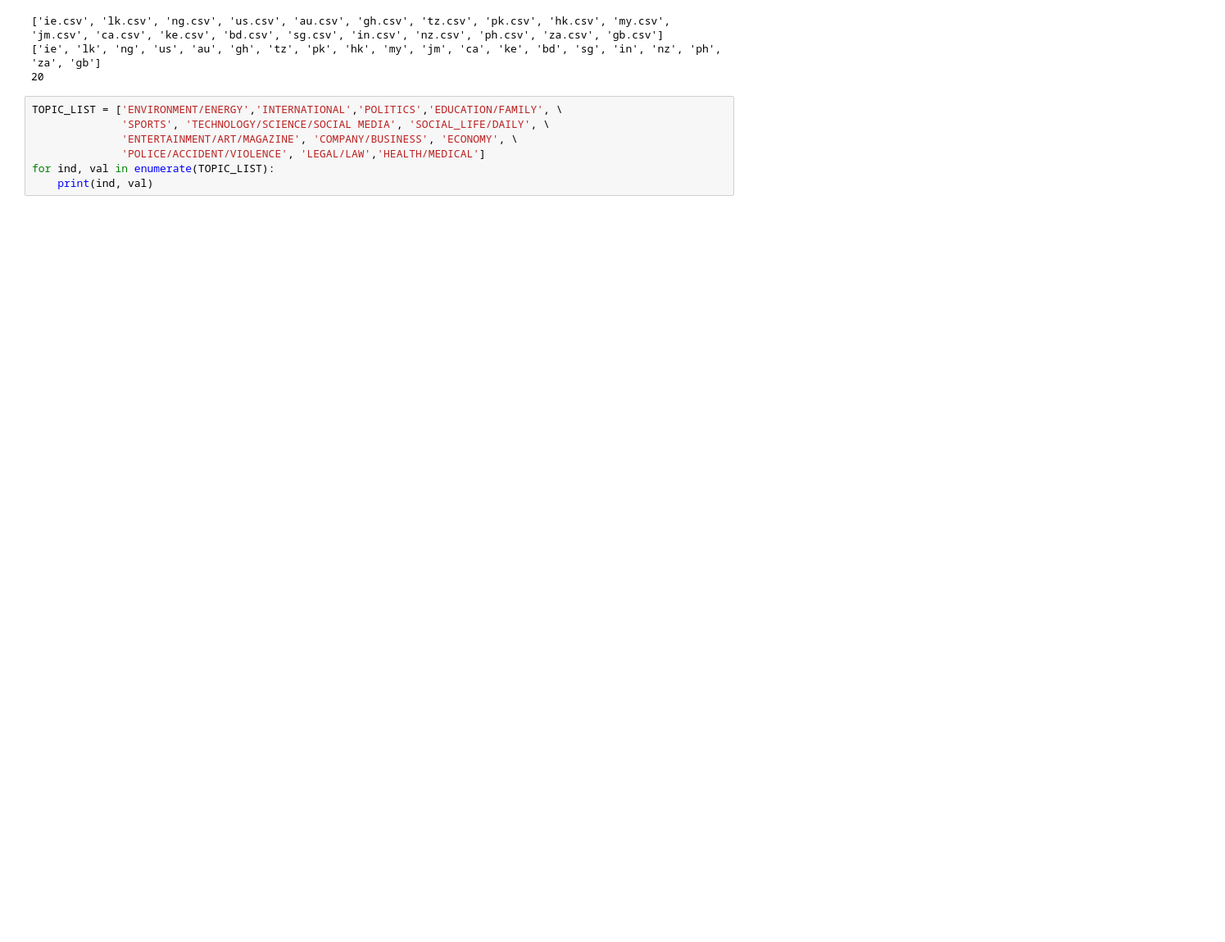
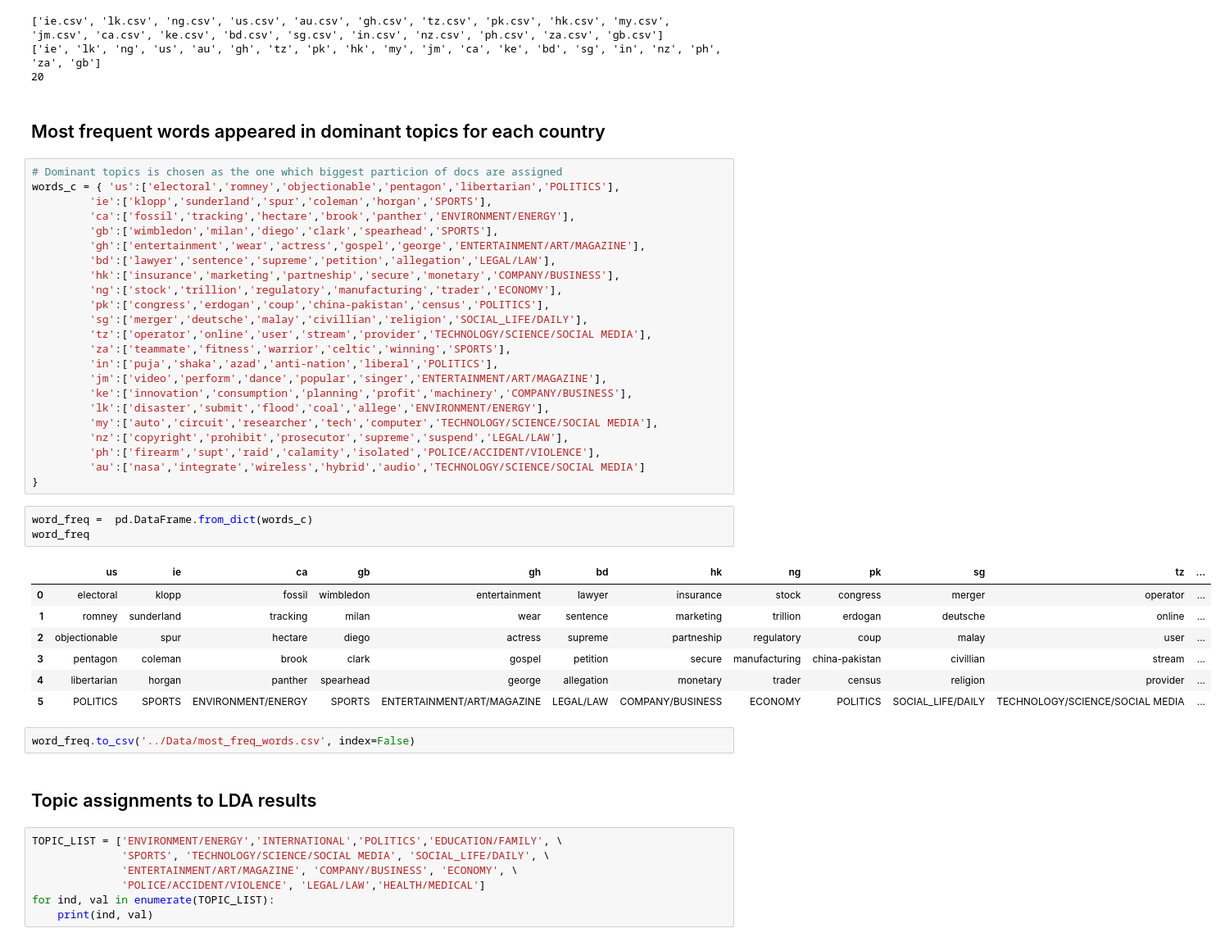
Before and after one commit to camligorkem/ADA_2018_Project, a Jupyter notebook: Notebooks/TopicAssignment.ipynb, the cells around one changed output. Shown at 82% size. Saved outputs shown, nothing was run; the diff lists cells and outputs as text; blank space fills up the shorter version.

Commit message:
freq words calculations

```diff
--- a/Notebooks/TopicAssignment.ipynb
+++ b/Notebooks/TopicAssignment.ipynb
@@ -27,6 +27,46 @@ print(len(COUNTRY_LIST))
 ['ie.csv', 'lk.csv', 'ng.csv', 'us.csv', 'au.csv', 'gh.csv', 'tz.csv', 'pk.csv', 'hk.csv', 'my.csv', 'jm.csv', 'ca.csv', 'ke.csv', 'bd.csv', 'sg.csv', 'in.csv', 'nz.csv', 'ph.csv', 'za.csv', 'gb.csv']
 ['ie', 'lk', 'ng', 'us', 'au', 'gh', 'tz', 'pk', 'hk', 'my', 'jm', 'ca', 'ke', 'bd', 'sg', 'in', 'nz', 'ph', 'za', 'gb']
 20
+# %% [markdown]
+## Most frequent words appeared in dominant topics for each country
+# %%
+# Dominant topics is chosen as the one which biggest particion of docs are assigned
+words_c = { 'us':['electoral','romney','objectionable','pentagon','libertarian','POLITICS'],
+         'ie':['klopp','sunderland','spur','coleman','horgan','SPORTS'],
+         'ca':['fossil','tracking','hectare','brook','panther','ENVIRONMENT/ENERGY'],
+         'gb':['wimbledon','milan','diego','clark','spearhead','SPORTS'],
+         'gh':['entertainment','wear','actress','gospel','george','ENTERTAINMENT/ART/MAGAZINE'],
+         'bd':['lawyer','sentence','supreme','petition','allegation','LEGAL/LAW'],
+         'hk':['insurance','marketing','partneship','secure','monetary','COMPANY/BUSINESS'],
+         'ng':['stock','trillion','regulatory','manufacturing','trader','ECONOMY'],
+         'pk':['congress','erdogan','coup','china-pakistan','census','POLITICS'],
+         'sg':['merger','deutsche','malay','civillian','religion','SOCIAL_LIFE/DAILY'],
+         'tz':['operator','online','user','stream','provider','TECHNOLOGY/SCIENCE/SOCIAL MEDIA'],
+         'za':['teammate','fitness','warrior','celtic','winning','SPORTS'],
+         'in':['puja','shaka','azad','anti-nation','liberal','POLITICS'],
+         'jm':['video','perform','dance','popular','singer','ENTERTAINMENT/ART/MAGAZINE'],
+         'ke':['innovation','consumption','planning','profit','machinery','COMPANY/BUSINESS'],
+         'lk':['disaster','submit','flood','coal','allege','ENVIRONMENT/ENERGY'],
+         'my':['auto','circuit','researcher','tech','computer','TECHNOLOGY/SCIENCE/SOCIAL MEDIA'],
+         'nz':['copyright','prohibit','prosecutor','supreme','suspend','LEGAL/LAW'],
+         'ph':['firearm','supt','raid','calamity','isolated','POLICE/ACCIDENT/VIOLENCE'],
+         'au':['nasa','integrate','wireless','hybrid','audio','TECHNOLOGY/SCIENCE/SOCIAL MEDIA']
+}
+# %%
+word_freq =  pd.DataFrame.from_dict(words_c)
+word_freq
+# %% [output]
+|  | us | ie | ca | gb | gh | bd | hk | ng | pk | sg | tz | ... |
+| 0 | electoral | klopp | fossil | wimbledon | entertainment | lawyer | insurance | stock | congress | merger | operator | ... |
+| 1 | romney | sunderland | tracking | milan | wear | sentence | marketing | trillion | erdogan | deutsche | online | ... |
+| 2 | objectionable | spur | hectare | diego | actress | supreme | partneship | regulatory | coup | malay | user | ... |
+| 3 | pentagon | coleman | brook | clark | gospel | petition | secure | manufacturing | china-pakistan | civillian | stream | ... |
+| 4 | libertarian | horgan | panther | spearhead | george | allegation | monetary | trader | census | religion | provider | ... |
+| 5 | POLITICS | SPORTS | ENVIRONMENT/ENERGY | SPORTS | ENTERTAINMENT/ART/MAGAZINE | LEGAL/LAW | COMPANY/BUSINESS | ECONOMY | POLITICS | SOCIAL_LIFE/DAILY | TECHNOLOGY/SCIENCE/SOCIAL MEDIA | ... |
+# %%
+word_freq.to_csv('../Data/most_freq_words.csv', index=False)
+# %% [markdown]
+## Topic assignments to LDA results
 # %%
 TOPIC_LIST = ['ENVIRONMENT/ENERGY','INTERNATIONAL','POLITICS','EDUCATION/FAMILY', \
               'SPORTS', 'TECHNOLOGY/SCIENCE/SOCIAL MEDIA', 'SOCIAL_LIFE/DAILY', \
```
Also changed, not shown: parts of 3 cells of this notebook, 1 other file.
